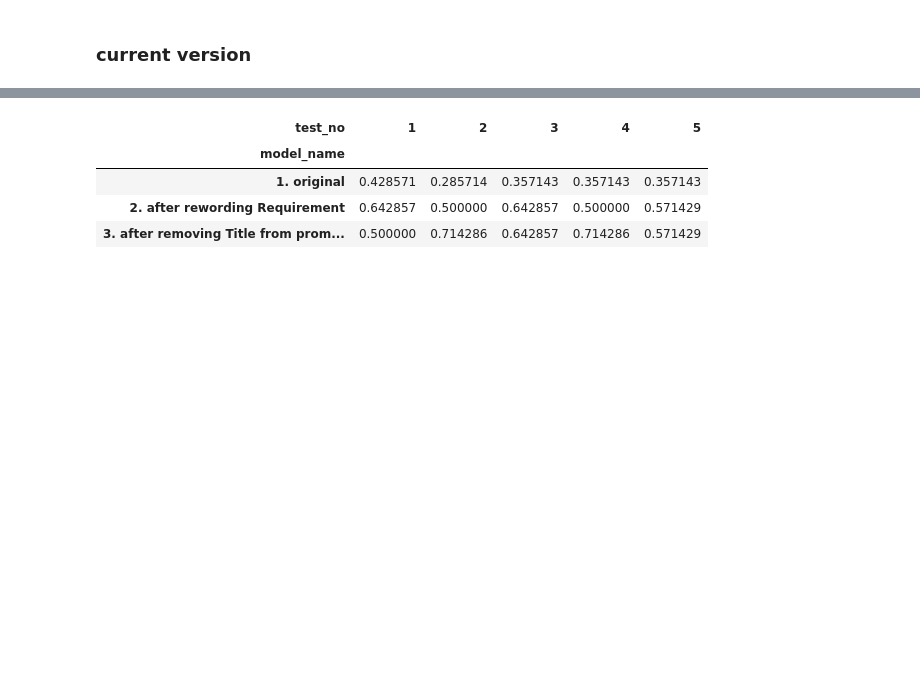
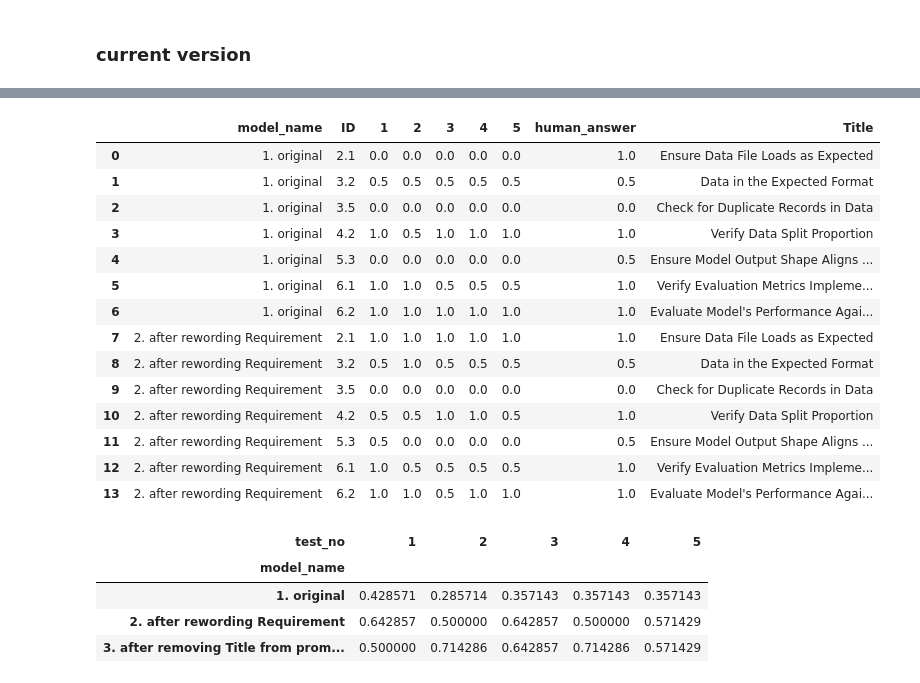
Before and after one commit to UBC-MDS/fixml, a Jupyter notebook: src/test_creation/demo_llm-eval.ipynb, the cells around one changed output, grey strips where cells are left out. Cells and saved outputs as stored; diff of their text form; code cells hidden in the pictures; blank space fills up the shorter version.

```diff
--- a/src/test_creation/demo_llm-eval.ipynb
+++ b/src/test_creation/demo_llm-eval.ipynb
@@ -15,3 +15,22 @@ checklist_path_v1 = '../../checklist/checklist_original.csv'
 checklist_path_v2 = '../../checklist/checklist.csv'
 report_output_path_html = '../../report/evaluation_report.html'
 report_output_path_pdf = '../../report/evaluation_report.pdf'
+# %%
+llm = ChatOpenAI(model="gpt-3.5-turbo", temperature=0)
+checklist_v1 = Checklist(checklist_path_v1, checklist_format=ChecklistFormat.CSV)
+checklist_v2 = Checklist(checklist_path_v2, checklist_format=ChecklistFormat.CSV)
+repo = Repository(repo_path)
+prompt_format = EvaluationPromptFormat()
+
+evaluator_v1 = PerFileTestEvaluator(llm, prompt_format=prompt_format, repository=repo, checklist=checklist_v1)
+evaluator_v2 = PerFileTestEvaluator(llm, prompt_format=prompt_format, repository=repo, checklist=checklist_v2)
+# %%
+eval_evaluator = ConsistencyEvaluator()
+
+eval_evaluator.evaluate(models=[
+    {'name': '1. original', 'model': evaluator_v1},
+    {'name': '2. after rewording Requirement', 'model': evaluator_v2},
+    #{'name': '3. after removing Title from prompt and minor prompt fix', 'model': evaluator_v3},
+    # {'name': '4. add checklist Explanation into prompt', 'model': evaluator_v4},
+]
+, num_test_runs=5) # TODO: recommended 20 ~ 30
@@ -17,0 +52,3 @@ report_output_path_pdf = '../../report/evaluation_report.pdf'
+# %%
+checklist_item_title = pd.DataFrame(checklist_v2.get_all_tests())[['ID', 'Title']]
+checklist_item_title
@@ -17,0 +64,11 @@ report_output_path_pdf = '../../report/evaluation_report.pdf'
+# %%
+# Human evaluated answer
+human_answer = pd.DataFrame([{'ID': '2.1', "human_answer": 1.0},
+          {'ID': '3.2', "human_answer": 0.5},
+          {'ID': '3.5', "human_answer": 0.0},
+          {'ID': '4.2', "human_answer": 1.0},
+          {'ID': '5.3', "human_answer": 0.5},
+          {'ID': '6.1', "human_answer": 1.0},
+          {'ID': '6.2', "human_answer": 1.0},
+         ])
+human_answer
@@ -18,3 +84,24 @@ report_output_path_pdf = '../../report/evaluation_report.pdf'
+# %%
+consistency_dist = eval_evaluator.get_consistency_dist().reset_index().drop(columns=['consistency'])
+consistency_dist = consistency_dist.merge(human_answer, how='left', on='ID')
+consistency_dist = consistency_dist.merge(checklist_item_title, how='left', on='ID')
+consistency_dist
+# %% [output]
+|  | model_name | ID | 1 | 2 | 3 | 4 | 5 | human_answer | Title |
+| 0 | 1. original | 2.1 | 0.0 | 0.0 | 0.0 | 0.0 | 0.0 | 1.0 | Ensure Data File Loads as Expected |
+| 1 | 1. original | 3.2 | 0.5 | 0.5 | 0.5 | 0.5 | 0.5 | 0.5 | Data in the Expected Format |
+| 2 | 1. original | 3.5 | 0.0 | 0.0 | 0.0 | 0.0 | 0.0 | 0.0 | Check for Duplicate Records in Data |
+| 3 | 1. original | 4.2 | 1.0 | 0.5 | 1.0 | 1.0 | 1.0 | 1.0 | Verify Data Split Proportion |
+| 4 | 1. original | 5.3 | 0.0 | 0.0 | 0.0 | 0.0 | 0.0 | 0.5 | Ensure Model Output Shape Aligns ... |
+| 5 | 1. original | 6.1 | 1.0 | 1.0 | 0.5 | 0.5 | 0.5 | 1.0 | Verify Evaluation Metrics Impleme... |
+| 6 | 1. original | 6.2 | 1.0 | 1.0 | 1.0 | 1.0 | 1.0 | 1.0 | Evaluate Model's Performance Agai... |
+| 7 | 2. after rewording Requirement | 2.1 | 1.0 | 1.0 | 1.0 | 1.0 | 1.0 | 1.0 | Ensure Data File Loads as Expected |
+| 8 | 2. after rewording Requirement | 3.2 | 0.5 | 1.0 | 0.5 | 0.5 | 0.5 | 0.5 | Data in the Expected Format |
+| 9 | 2. after rewording Requirement | 3.5 | 0.0 | 0.0 | 0.0 | 0.0 | 0.0 | 0.0 | Check for Duplicate Records in Data |
+| 10 | 2. after rewording Requirement | 4.2 | 0.5 | 0.5 | 1.0 | 1.0 | 0.5 | 1.0 | Verify Data Split Proportion |
+| 11 | 2. after rewording Requirement | 5.3 | 0.5 | 0.0 | 0.0 | 0.0 | 0.0 | 0.5 | Ensure Model Output Shape Aligns ... |
+| 12 | 2. after rewording Requirement | 6.1 | 1.0 | 0.5 | 0.5 | 0.5 | 0.5 | 1.0 | Verify Evaluation Metrics Impleme... |
+| 13 | 2. after rewording Requirement | 6.2 | 1.0 | 1.0 | 0.5 | 1.0 | 1.0 | 1.0 | Evaluate Model's Performance Agai... |
 # %%
 llm = ChatOpenAI(model="gpt-3.5-turbo", temperature=0)
 checklist_v1 = Checklist(checklist_path_v1, checklist_format=ChecklistFormat.CSV)
```
Also changed, not shown: parts of 6 cells of this notebook.
